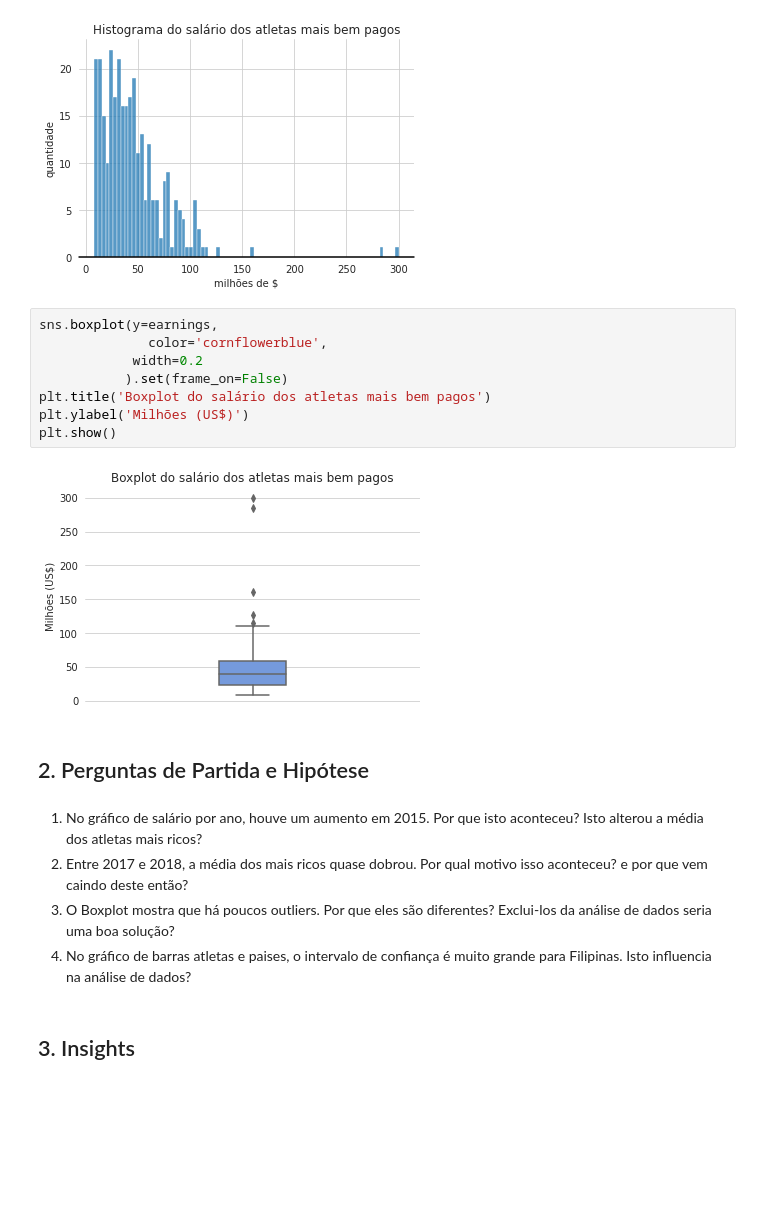
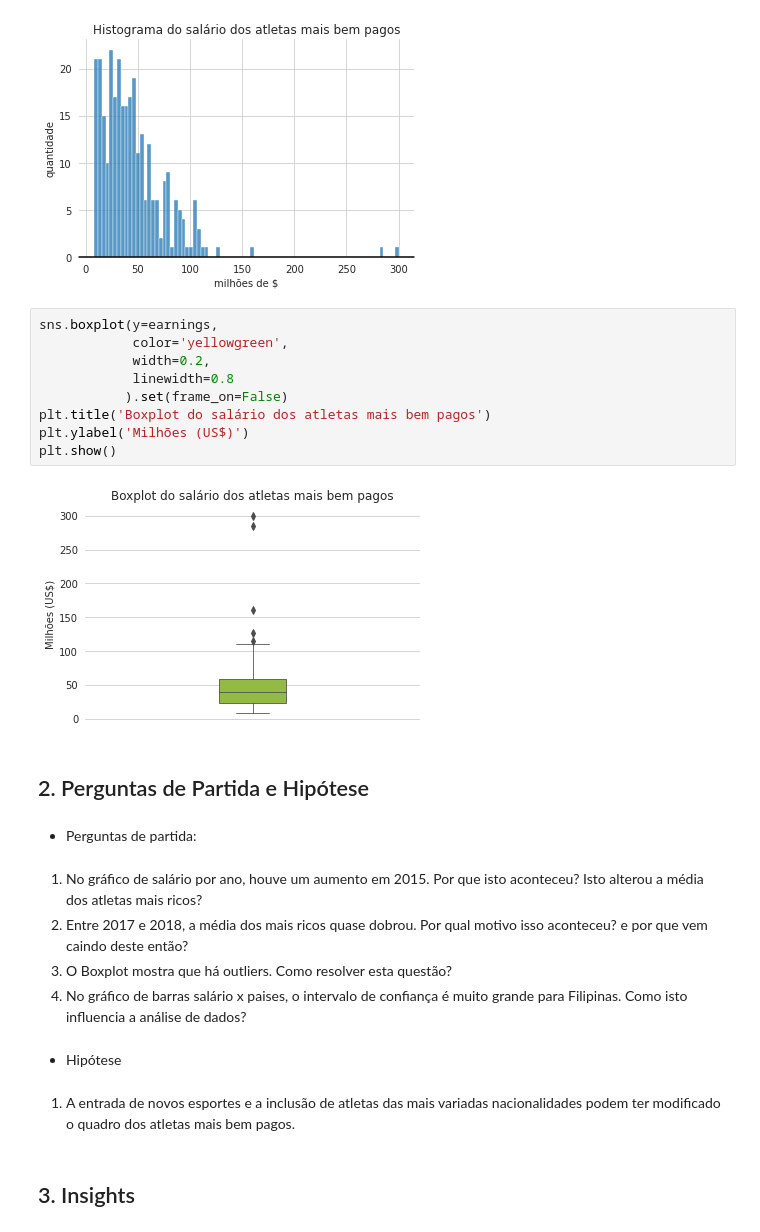
Before and after one commit to c-Tos1wa/atlantico-bootcamp-cd, a Jupyter notebook: notebooks/atividade-05/analise-exploratoria-dados.ipynb, the cells around one changed output. Cells and saved outputs as stored; diff of their text form; blank space fills up the shorter version.

Commit message:
perguntas, hipótese e insights sobre os dados

```diff
--- a/notebooks/atividade-05/analise-exploratoria-dados.ipynb
+++ b/notebooks/atividade-05/analise-exploratoria-dados.ipynb
@@ -110,22 +110,29 @@ plt.ylabel('quantidade')
 plt.show()
 # %% [output]
 [figure]
-# %%
-sns.boxplot(y=earnings,
-              color='cornflowerblue',
-            width=0.2
-           ).set(frame_on=False)
-plt.title('Boxplot do salário dos atletas mais bem pagos')
-plt.ylabel('Milhões (US$)')
-plt.show()
-# %% [output]
-[figure, removed]
-# %% [markdown]
-## 2. Perguntas de Partida e Hipótese
+# %%
+sns.boxplot(y=earnings,
+            color='yellowgreen',
+            width=0.2,
+            linewidth=0.8
+           ).set(frame_on=False)
+plt.title('Boxplot do salário dos atletas mais bem pagos')
+plt.ylabel('Milhões (US$)')
+plt.show()
+# %% [output]
+[figure, added]
+# %% [markdown]
+## 2. Perguntas de Partida e Hipótese
+# %% [markdown]
+ - Perguntas de partida:
 # %% [markdown]
 1. No gráfico de salário por ano, houve um aumento em 2015. Por que isto aconteceu? Isto alterou a média dos atletas mais ricos?
 2. Entre 2017 e 2018, a média dos mais ricos quase dobrou. Por qual motivo isso aconteceu? e por que vem caindo deste então?
-3. O Boxplot mostra que há poucos outliers. Por que eles são diferentes? Exclui-los da análise de dados seria uma boa solução?
-4. No gráfico de barras atletas e paises, o intervalo de confiança é muito grande para Filipinas. Isto influencia na análise de dados?
+3. O Boxplot mostra que há outliers. Como resolver esta questão?
+4. No gráfico de barras salário x paises, o intervalo de confiança é muito grande para Filipinas. Como isto influencia a análise de dados?
+# %% [markdown]
+- Hipótese
+# %% [markdown]
+1. A entrada de novos esportes e a inclusão de atletas das mais variadas nacionalidades podem ter modificado o quadro dos atletas mais bem pagos.
 # %% [markdown]
 ## 3. Insights
```
Also changed, not shown: parts of 5 cells of this notebook.
